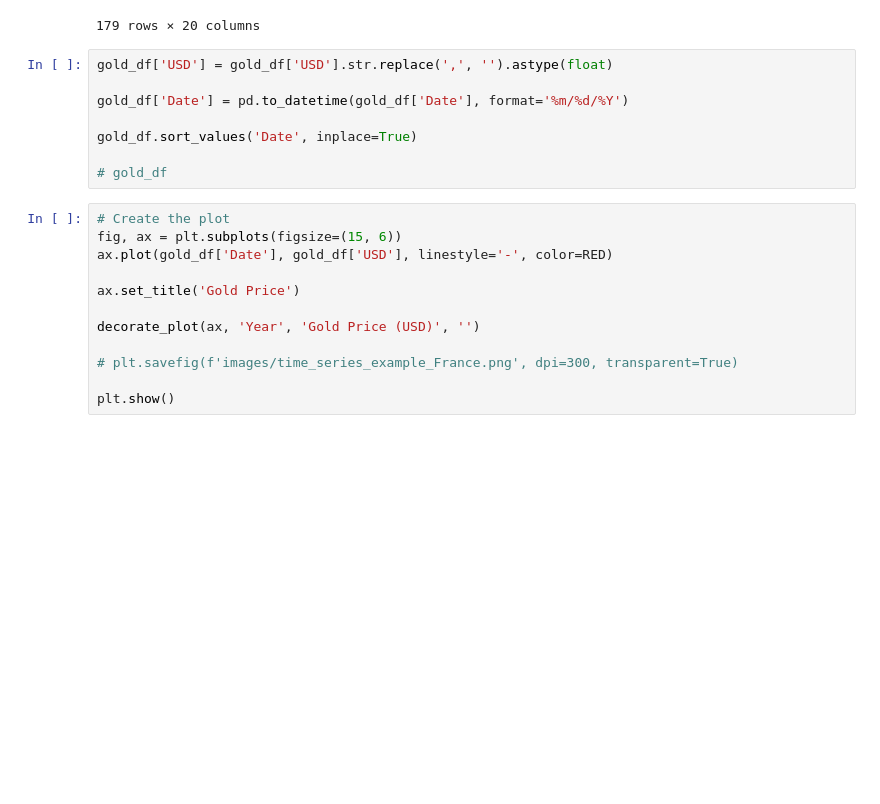
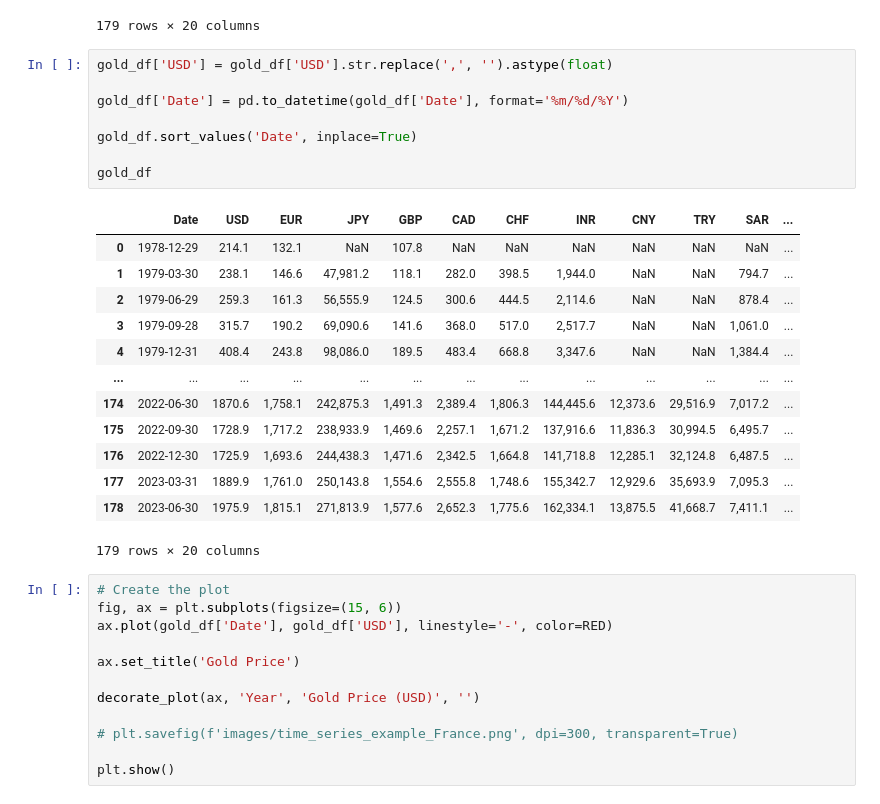
Before and after one commit to kwuh91/LSTF-Transformers-coursework, a Jupyter notebook: code/main.ipynb, the cells around one changed output. Cells and saved outputs as stored; diff of their text form; blank space fills up the shorter version.

```diff
--- a/code/main.ipynb
+++ b/code/main.ipynb
@@ -269,11 +269,25 @@ gold_df
 # %%
 gold_df['USD'] = gold_df['USD'].str.replace(',', '').astype(float)
 
 gold_df['Date'] = pd.to_datetime(gold_df['Date'], format='%m/%d/%Y')
 
 gold_df.sort_values('Date', inplace=True)
 
-# gold_df
+gold_df
+# %% [output]
+|  | Date | USD | EUR | JPY | GBP | CAD | CHF | INR | CNY | TRY | SAR | ... |
+| 0 | 1978-12-29 | 214.1 | 132.1 | NaN | 107.8 | NaN | NaN | NaN | NaN | NaN | NaN | ... |
+| 1 | 1979-03-30 | 238.1 | 146.6 | 47,981.2 | 118.1 | 282.0 | 398.5 | 1,944.0 | NaN | NaN | 794.7 | ... |
+| 2 | 1979-06-29 | 259.3 | 161.3 | 56,555.9 | 124.5 | 300.6 | 444.5 | 2,114.6 | NaN | NaN | 878.4 | ... |
+| 3 | 1979-09-28 | 315.7 | 190.2 | 69,090.6 | 141.6 | 368.0 | 517.0 | 2,517.7 | NaN | NaN | 1,061.0 | ... |
+| 4 | 1979-12-31 | 408.4 | 243.8 | 98,086.0 | 189.5 | 483.4 | 668.8 | 3,347.6 | NaN | NaN | 1,384.4 | ... |
+| ... | ... | ... | ... | ... | ... | ... | ... | ... | ... | ... | ... | ... |
+| 174 | 2022-06-30 | 1870.6 | 1,758.1 | 242,875.3 | 1,491.3 | 2,389.4 | 1,806.3 | 144,445.6 | 12,373.6 | 29,516.9 | 7,017.2 | ... |
+| 175 | 2022-09-30 | 1728.9 | 1,717.2 | 238,933.9 | 1,469.6 | 2,257.1 | 1,671.2 | 137,916.6 | 11,836.3 | 30,994.5 | 6,495.7 | ... |
+| 176 | 2022-12-30 | 1725.9 | 1,693.6 | 244,438.3 | 1,471.6 | 2,342.5 | 1,664.8 | 141,718.8 | 12,285.1 | 32,124.8 | 6,487.5 | ... |
+| 177 | 2023-03-31 | 1889.9 | 1,761.0 | 250,143.8 | 1,554.6 | 2,555.8 | 1,748.6 | 155,342.7 | 12,929.6 | 35,693.9 | 7,095.3 | ... |
+| 178 | 2023-06-30 | 1975.9 | 1,815.1 | 271,813.9 | 1,577.6 | 2,652.3 | 1,775.6 | 162,334.1 | 13,875.5 | 41,668.7 | 7,411.1 | ... |
+179 rows × 20 columns
 # %%
 # Create the plot
 fig, ax = plt.subplots(figsize=(15, 6))
```
Also changed, not shown: parts of 7 cells of this notebook, 19 other files.
